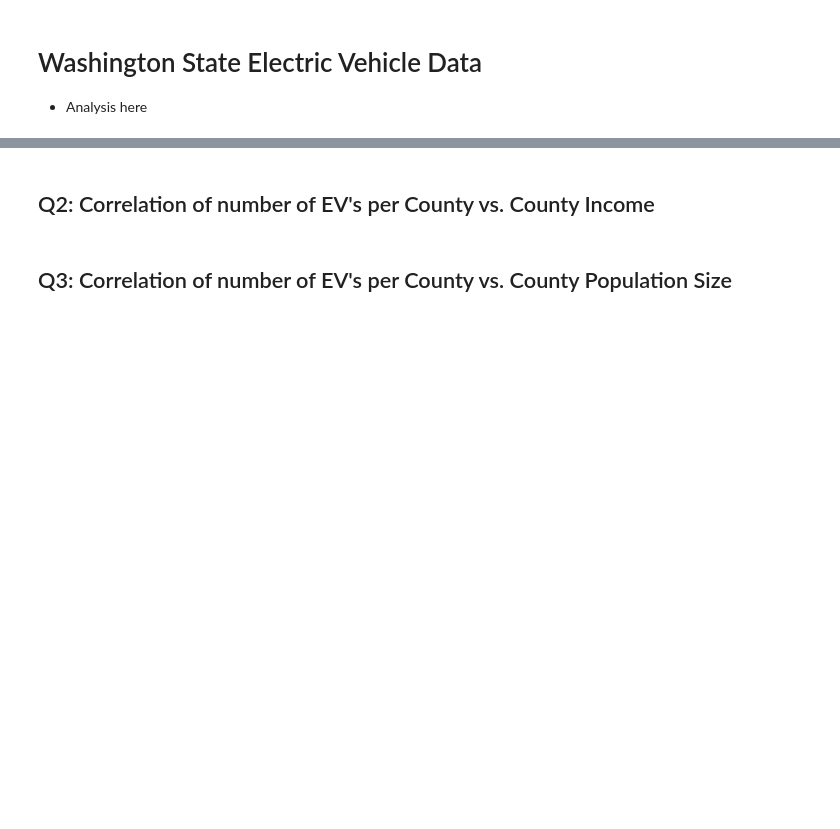
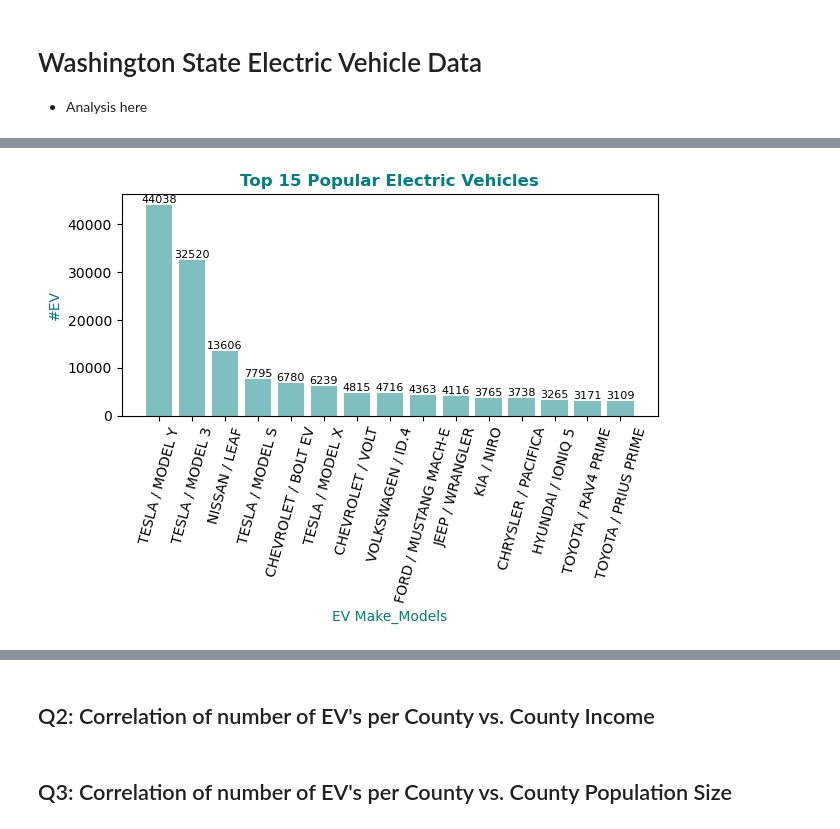
Before and after one commit to bhart4278/FINAL_Project_1_T3, a Jupyter notebook: EvProjectPy/Main_Project_Code.ipynb, the cells around one changed output, grey strips where cells are left out. Saved outputs shown, nothing was run; the diff lists cells and outputs as text; code cells hidden in the pictures; blank space fills up the shorter version.

```diff
--- a/EvProjectPy/Main_Project_Code.ipynb
+++ b/EvProjectPy/Main_Project_Code.ipynb
@@ -5,0 +28,5 @@
+# %%
+# Create a field to keep tracl of both Make and Model of the EV and then grouped the initial dataset to the count per Make_Model to create the popularity bar chart
+EV_df['Make_Model']=EV_df['Make']+' / ' +EV_df['Model']
+groupedEV_count = EV_df.groupby('Make_Model')['VIN (1-10)'].count().reset_index(name='Count')
+groupedEV_count.head()
@@ -5,0 +40,5 @@
+# %%
+# Values for the grouped EV dataframe were sorted and only the top 15 were kept to create the popularity bar graph
+groupedEV_count = groupedEV_count.sort_values(by='Count', ascending=False)
+popularEV_15=groupedEV_count.head(15)
+popularEV_15.head(15)
@@ -5,0 +62,29 @@
+# %%
+# Create array for x-axis
+x_axis = np.arange(len(popularEV_15))
+
+# Tell matplotlib that we will be making a bar chart
+# We apply align="center" to ensure our bars line up with our tick marks
+
+bars = plt.bar(x_axis, popularEV_15["Count"], color='teal', alpha=0.5, align="center")
+
+# Tell matplotlib where we would like to place each of our x axis headers
+tick_locations = [value for value in x_axis]
+plt.xticks(tick_locations,popularEV_15["Make_Model"] ,rotation=75)
+
+# Give our chart some labels and a tile
+plt.title("Top 15 Popular Electric Vehicles",color="teal",fontweight='bold')
+plt.xlabel("EV Make_Models",color="teal")
+plt.ylabel("#EV",color="teal")
+
+# Add values on top of the bars
+for bar in bars:
+    yval = bar.get_height()  # Get the height of the bar
+    plt.text(bar.get_x() + bar.get_width() / 2, yval, yval,
+             ha='center', va='bottom',fontsize=8,color="black")  # Add text at the top of the bar
+
+plt.tight_layout()
+plt.savefig("Outputs/Top15_Popular_EVs.png")
+plt.show()
+# %% [output]
+[figure, added]
```
Also changed, not shown: parts of 10 cells of this notebook, 5 other files.
